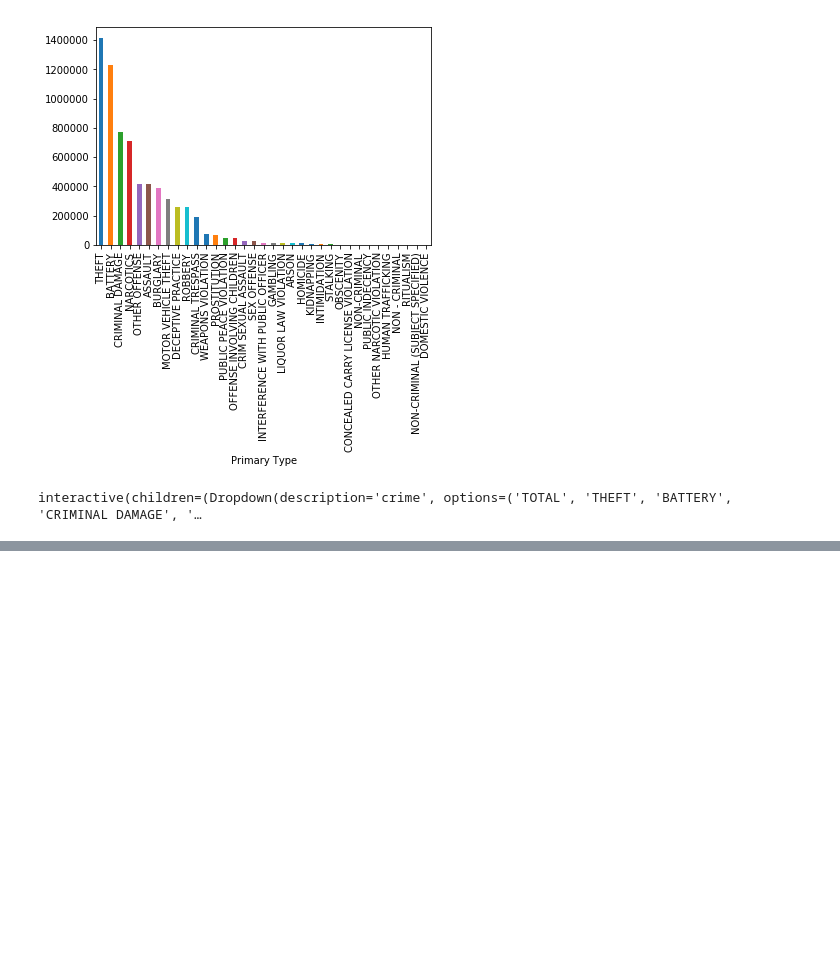
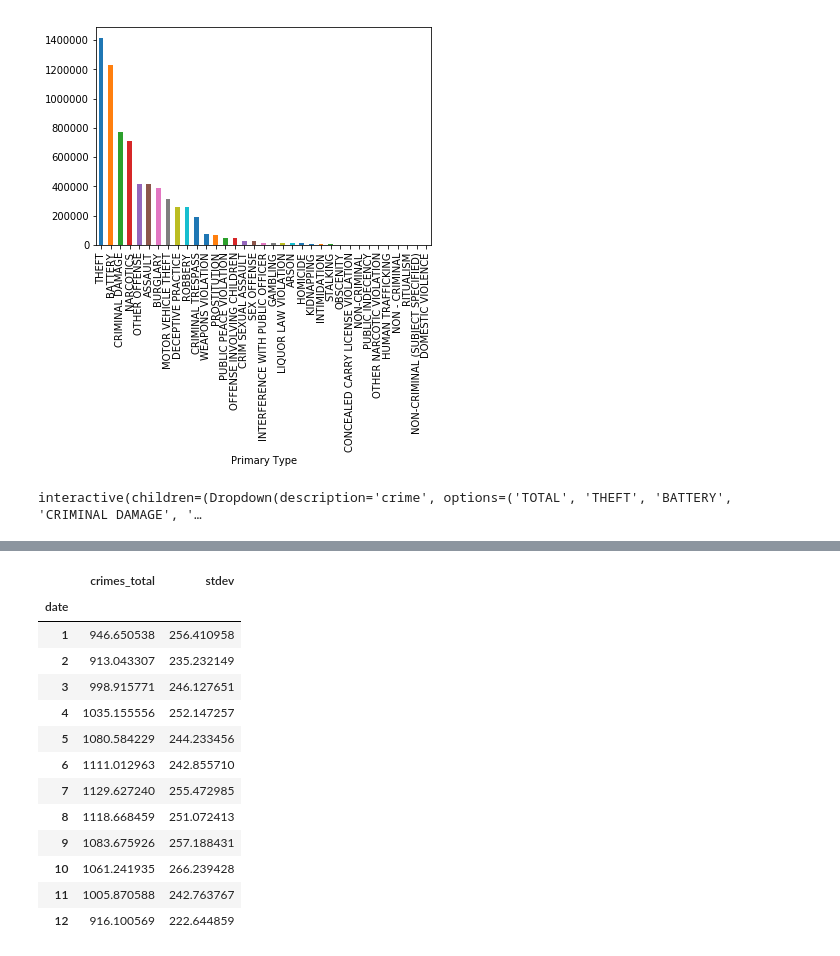
Before and after one commit to thsis/INFOSYS, a Jupyter notebook: preprocessing/crime_eda.ipynb, the cells around one changed output, grey strips where cells are left out. Cells and saved outputs as stored; diff of their text form; code cells hidden in the pictures; blank space fills up the shorter version.

```diff
--- a/preprocessing/crime_eda.ipynb
+++ b/preprocessing/crime_eda.ipynb
@@ -44,0 +84,17 @@ interactive(children=(Dropdown(description='crime', options=('TOTAL', 'THEFT', '
+# %%
+averages
+# %% [output]
+|  | crimes_total | stdev |
+| date |  |  |
+| 1 | 946.650538 | 256.410958 |
+| 2 | 913.043307 | 235.232149 |
+| 3 | 998.915771 | 246.127651 |
+| 4 | 1035.155556 | 252.147257 |
+| 5 | 1080.584229 | 244.233456 |
+| 6 | 1111.012963 | 242.855710 |
+| 7 | 1129.627240 | 255.472985 |
+| 8 | 1118.668459 | 251.072413 |
+| 9 | 1083.675926 | 257.188431 |
+| 10 | 1061.241935 | 266.239428 |
+| 11 | 1005.870588 | 242.763767 |
+| 12 | 916.100569 | 222.644859 |
```
Also changed, not shown: parts of 3 cells of this notebook, 10 other files.
